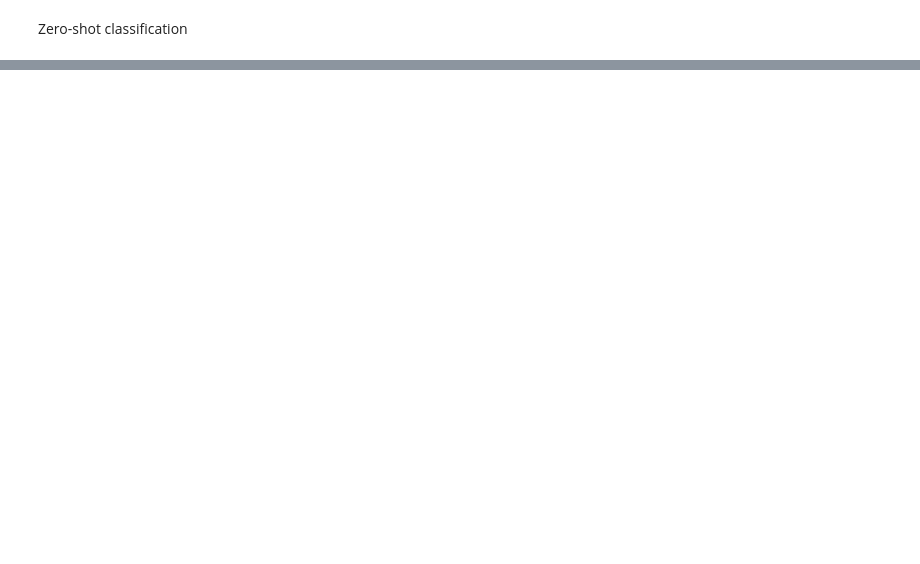
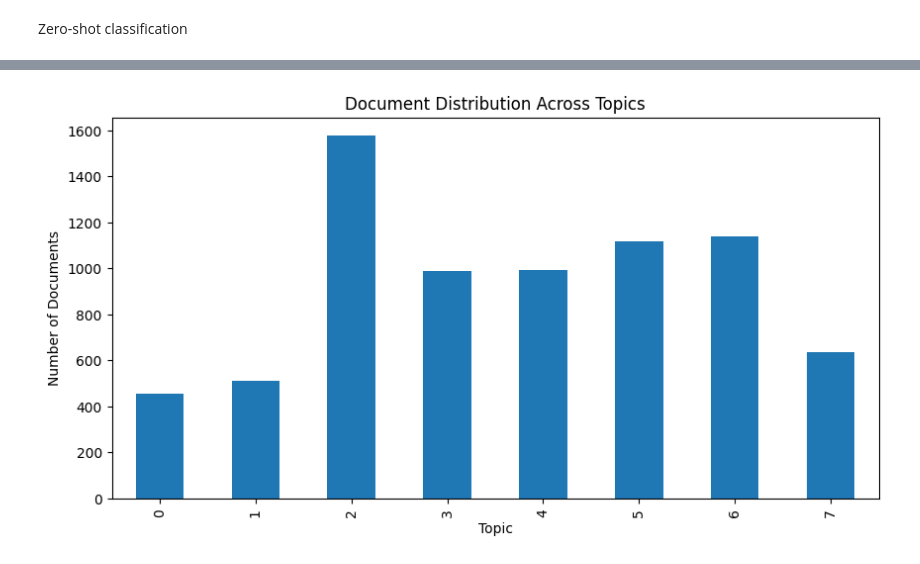
Before and after one commit to abbhinavsriram/CAP5771-abbhinav.sriram, a Jupyter notebook: dev_notebooks/clustering.ipynb, the cells around one changed output, grey strips where cells are left out. Saved outputs shown, nothing was run; the diff lists cells and outputs as text; code cells hidden in the pictures; blank space fills up the shorter version.

```diff
--- a/dev_notebooks/clustering.ipynb
+++ b/dev_notebooks/clustering.ipynb
@@ -492,0 +542,15 @@ lda_model.print_topics()
+# %%
+# Display topics
+feature_names = vectorizer.get_feature_names_out()
+
+print("Topics discovered:")
+for topic_idx, topic in enumerate(lda.components_):
+	# get top 10 words for the topiC
+    top_words_idx = topic.argsort()[-10:][::-1]
+    top_words = [feature_names[i] for i in top_words_idx]
+    print(f"Topic {topic_idx}: {', '.join(top_words)}")
+
+# Get topic distribution per document
+doc_topics = lda.transform(doc_term_matrix)
+df_filtered['dominant_topic'] = doc_topics.argmax(axis=1)
+df_filtered['dominant_topic_prob'] = doc_topics.max(axis=1)
@@ -492,0 +567,11 @@ lda_model.print_topics()
+# %%
+# Visualize topic distribution
+import matplotlib.pyplot as plt
+plt.figure(figsize=(10, 5))
+df_filtered['dominant_topic'].value_counts().sort_index().plot(kind='bar')
+plt.title('Document Distribution Across Topics')
+plt.xlabel('Topic')
+plt.ylabel('Number of Documents')
+plt.show()
+# %% [output]
+[figure, added]
```
Also changed, not shown: parts of 22 cells of this notebook, 1 other file.
